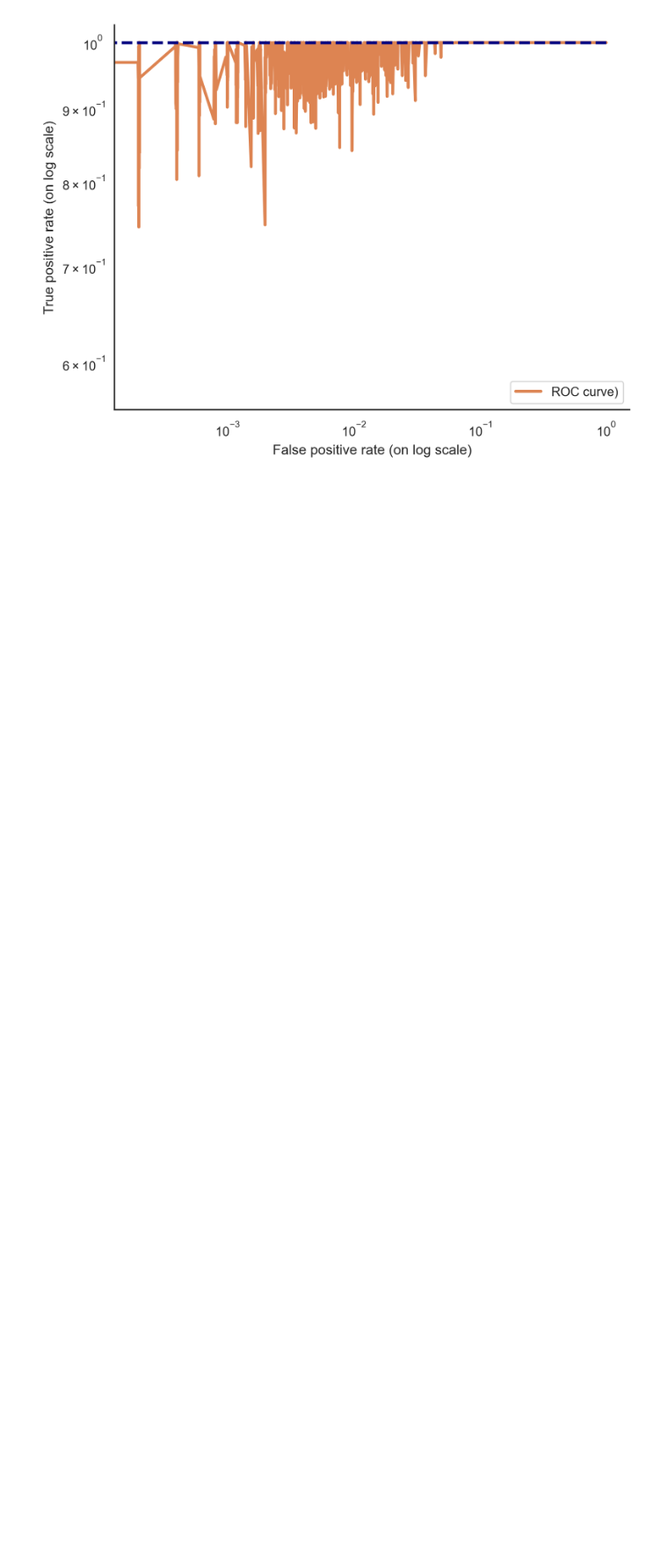
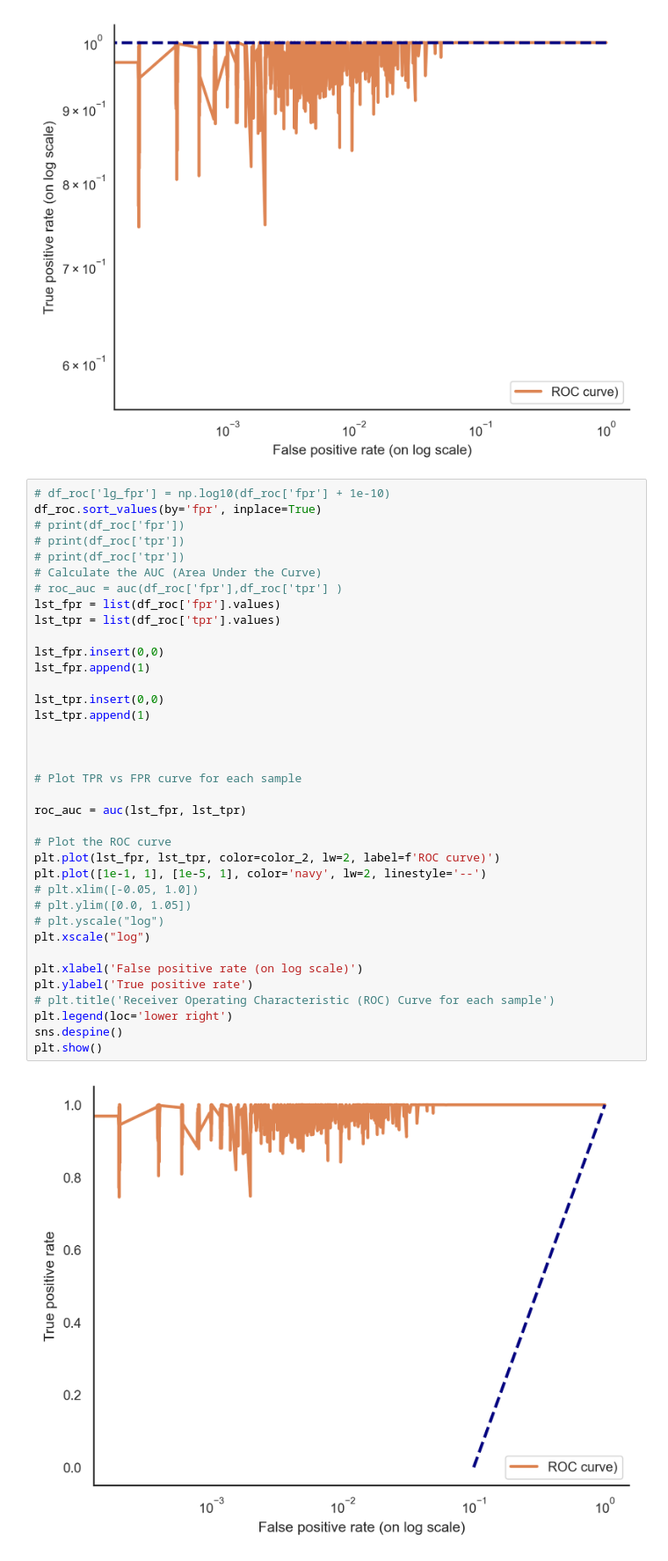
Before and after one commit to acg-team/Single-character-indel-ASR-preserves-long-indels, a Jupyter notebook: simulation_01_acc.ipynb, the cells around one changed output. Shown at 88% size. Cells and saved outputs as stored; diff of their text form; blank space fills up the shorter version.

Commit message:
Modified: New ROC curve with log scale TPR were added.

```diff
--- a/simulation_01_acc.ipynb
+++ b/simulation_01_acc.ipynb
@@ -230,3 +230,42 @@ sns.despine()
 plt.show()
 # %% [output]
 [figure]
+# %%
+# df_roc['lg_fpr'] = np.log10(df_roc['fpr'] + 1e-10)
+df_roc.sort_values(by='fpr', inplace=True)
+# print(df_roc['fpr'])
+# print(df_roc['tpr'])
+# print(df_roc['tpr'])
+# Calculate the AUC (Area Under the Curve)
+# roc_auc = auc(df_roc['fpr'],df_roc['tpr'] )
+lst_fpr = list(df_roc['fpr'].values)
+lst_tpr = list(df_roc['tpr'].values)
+
+lst_fpr.insert(0,0)
+lst_fpr.append(1)
+
+lst_tpr.insert(0,0)
+lst_tpr.append(1)
+
+
+
+# Plot TPR vs FPR curve for each sample
+
+roc_auc = auc(lst_fpr, lst_tpr)
+
+# Plot the ROC curve
+plt.plot(lst_fpr, lst_tpr, color=color_2, lw=2, label=f'ROC curve)')
+plt.plot([1e-1, 1], [1e-5, 1], color='navy', lw=2, linestyle='--')
+# plt.xlim([-0.05, 1.0])
+# plt.ylim([0.0, 1.05])
+# plt.yscale("log")
+plt.xscale("log")
+
+plt.xlabel('False positive rate (on log scale)')
+plt.ylabel('True positive rate')
+# plt.title('Receiver Operating Characteristic (ROC) Curve for each sample')
+plt.legend(loc='lower right')
+sns.despine()
+plt.show()
+# %% [output]
+[figure, added]
```
